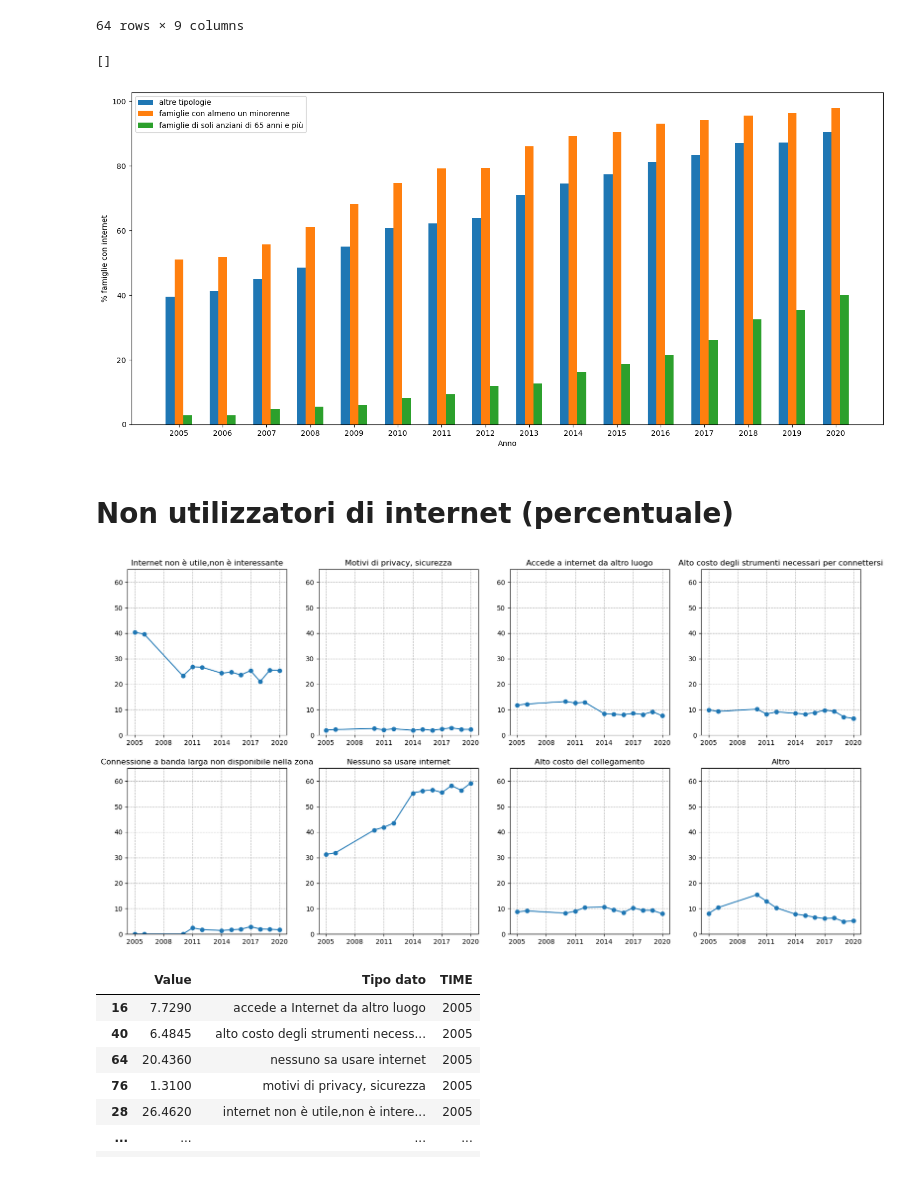
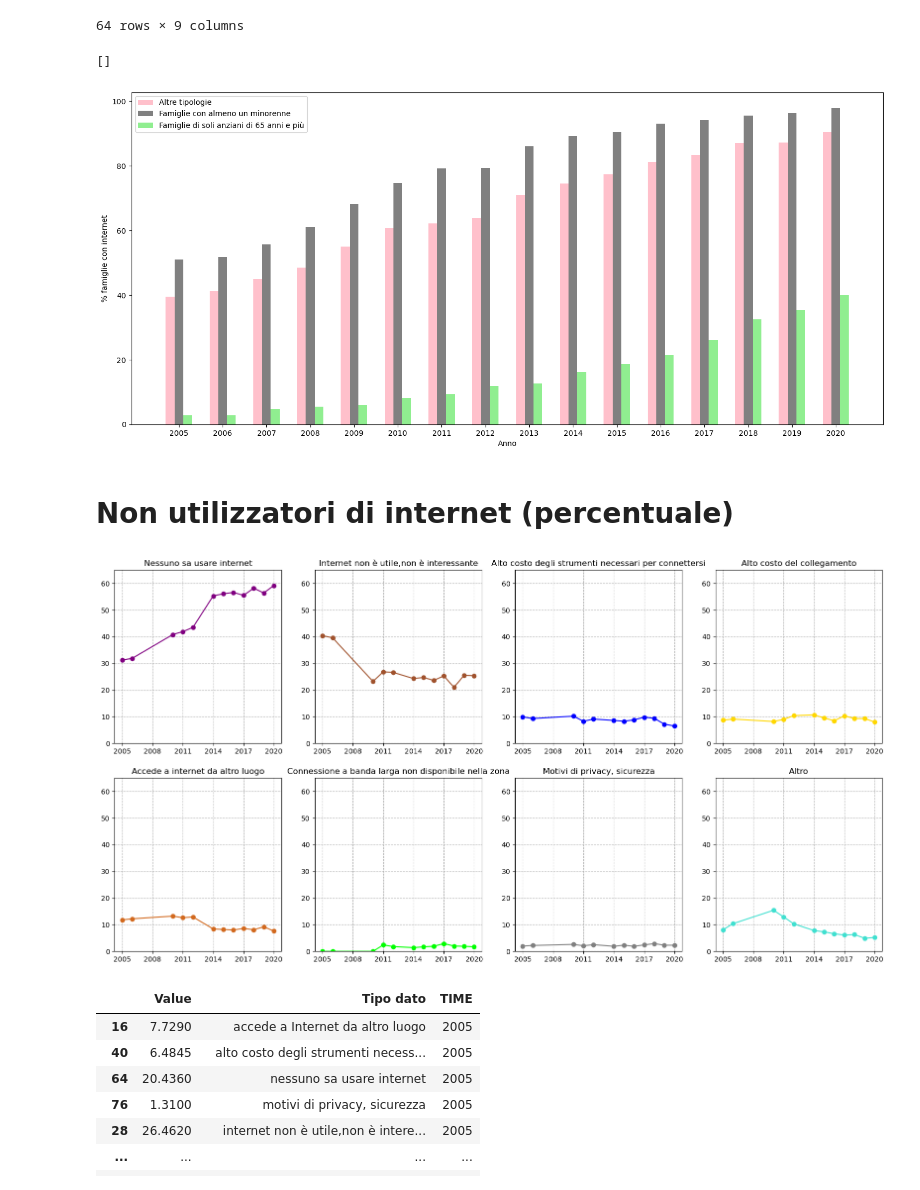
Before and after one commit to mattia01017/EsameSciVis, a Jupyter notebook: famiglia_e_PA.ipynb, the cells around one changed output. Saved outputs shown, nothing was run; the diff lists cells and outputs as text; code cells hidden in the pictures.

```diff
--- a/famiglia_e_PA.ipynb
+++ b/famiglia_e_PA.ipynb
@@ -111,0 +114,18 @@ plt.show()
+# %%
+ctdat = pd.read_csv('data/famiglie_e_tipo_di_connessione.csv')
+ctdatnaz = ctdat.loc[ctdat['Territorio'] == 'Italia']
+
+f, ax = plt.subplots()
+f.set_figheight(10)
+f.set_figwidth(18)
+
+types = list(set(ctdatnaz['Tipo dato'].values))
+colors = ['salmon', 'olive', 'maroon', 'teal']
+
+for t, c in zip(types, colors):
+    xd = ctdatnaz.loc[ctdatnaz['Tipo dato'] == t, 'TIME']
+    yd = ctdatnaz.loc[ctdatnaz['Tipo dato'] == t, 'Value']
+    ax.plot(xd, yd, label=t.capitalize(), marker='o', color=c)
+ax.legend()
+ax.grid(visible=True)
+plt.show()
@@ -111,0 +134,17 @@ plt.show()
+# %%
+ctdatzon = ctdat.loc[list(map(lambda x: x in zones, ctdat['Territorio']))]
+
+f, axs = plt.subplots(len(types)//2, len(types)//2)
+f.set_figheight(10)
+f.set_figwidth(18)
+
+for i, t in enumerate(types):
+    ax = axs[i//2, i%2]
+    ax.set_title(t.capitalize())
+    ax.set_ylim(0, 90)
+    for z in zones:
+        xd = ctdatzon.loc[(ctdatzon['Tipo dato'] == t) & (ctdatzon['Territorio'] == z), 'TIME']
+        yd = ctdatzon.loc[(ctdatzon['Tipo dato'] == t) & (ctdatzon['Territorio'] == z), 'Value']
+        ax.plot(xd, yd, label=z)
+    ax.legend()
+    ax.grid(visible=True)
@@ -148,11 +189,13 @@ dim = len(types)
 w = .6
 dimw = w / dim
 
+colors = ['pink', 'grey', 'lightgreen']
+
 for i,t in enumerate(types):
     ax.bar(
         list(map(lambda x: x + i*dimw, years)),
         famdat.loc[famdat['Tipologia familiare'] == t, 'Value'],
-        dimw, label=t
+        dimw, label=t.capitalize(), color=colors[i]
     )
 ax.legend()
 ax.set_xlabel("Anno")
@@ -161,7 +204,7 @@ ax.set_xticks(list(map(lambda x: x+dimw, years)), labels=years)
 plt.plot()
 # %% [output]
 []
-[figure, old version]
+[figure, new version]
 # %% [markdown]
 # Non utilizzatori di internet (percentuale)
 # %%
@@ -179,35 +222,38 @@ yes = datanaz.loc[datanaz['TIPO_DATO_SDS_ICT'] == 'FAM_INT_YES']
 years = list(set(datanaz['TIME'].values))
 years.sort()
 types = list(set(datanaz['Tipo dato'].values))
 for i in range(len(types)):
     if types[i] == 'altro':
         types[i], types[len(types)-1] = types[len(types)-1], types[i]
 
 yes_str = "famiglie che dispongono di accesso a Internet da casa"
 
 types_noyes = types.copy()
 types_noyes.remove(yes_str)
 
 f, axs = plt.subplots(len(types_noyes)//4, 4)
 f.set_figheight(10)
 f.set_figwidth(20)
 
+colors = ['purple', 'sienna', 'blue', 'gold',
+    'chocolate', 'lime', 'grey', 'turquoise']
+
 for i, t in enumerate(types_noyes):
     ax = axs[i//4, i % 4]
     ax.set_ylim(0, 65)
     ax.plot(
         no.loc[no['Tipo dato'] == t, 'TIME'],
         no.loc[no['Tipo dato'] == t, 'Value'],
-        label=t, marker='o'
+        label=t, marker='o', color=colors[i]
     )
     ax.set_xticks([years[i] for i in range(0, len(years), 3)])
     ax.grid(visible=True, linestyle="--")
     ax.set_title(t.capitalize())
 
 
 plt.show()
 # %% [output]
-[figure, old version]
+[figure, new version]
 # %%
 no = no[['Value', 'Tipo dato', 'TIME']]
 print()
```
Also changed, not shown: parts of 7 cells of this notebook.
